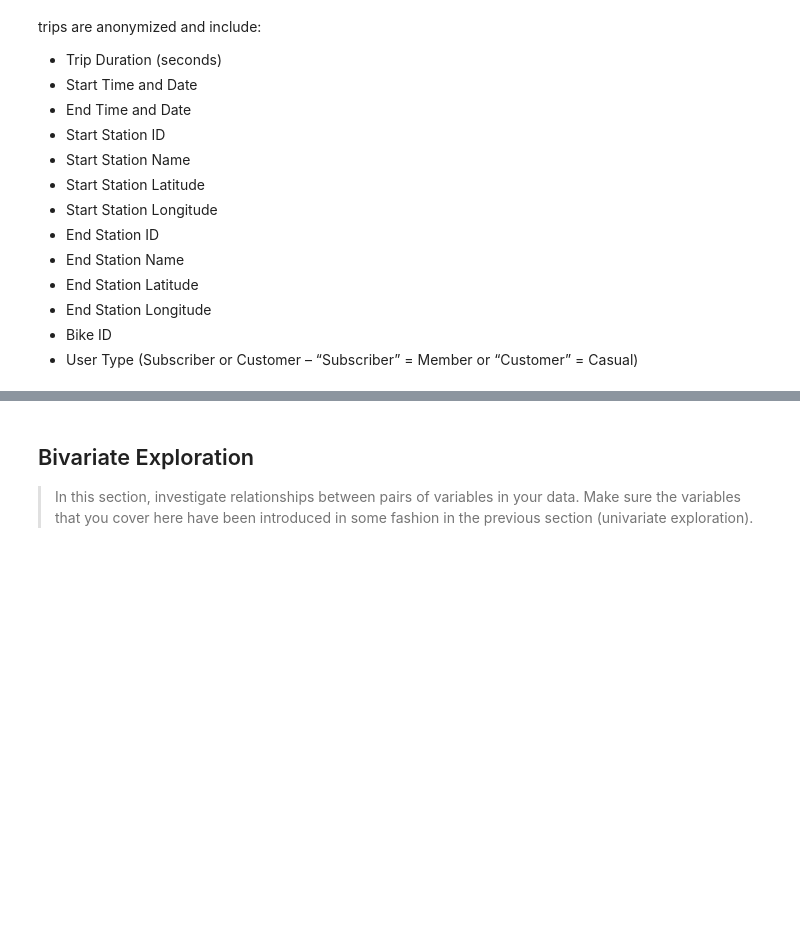
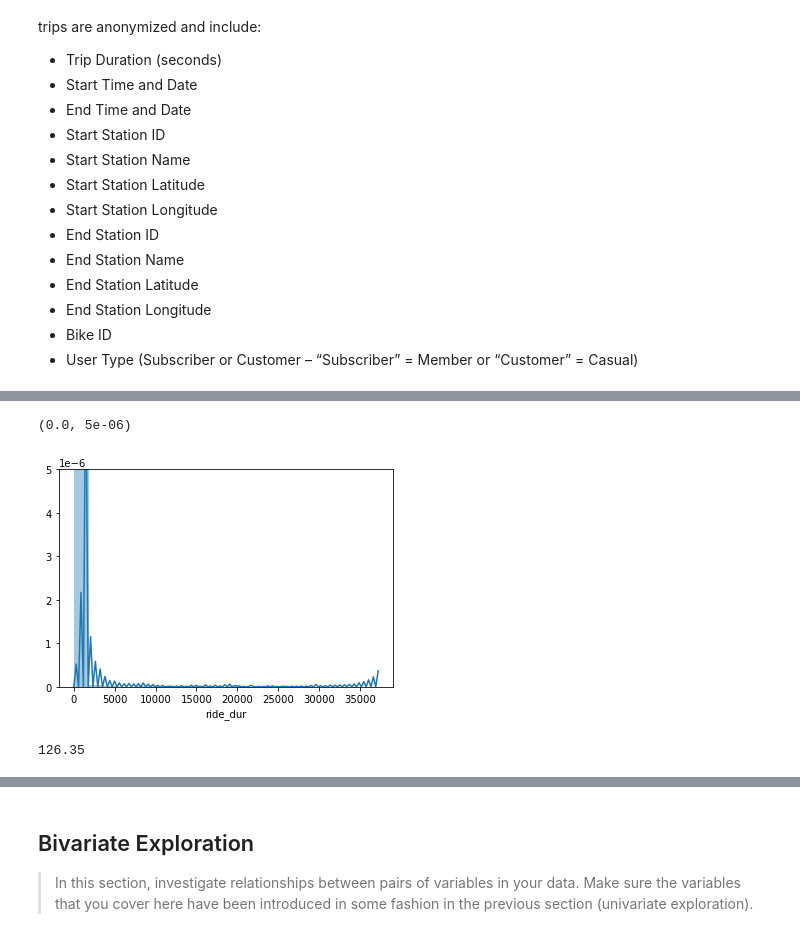
Before and after one commit to JuanGarcia10/data-visualization-lyft-bikes, a Jupyter notebook: Exploring_Lyft-Bikes_dataset.ipynb, the cells around one changed output, grey strips where cells are left out. Drawn from its saved outputs; the diff is of its cells as text; code cells hidden in the pictures; blank space fills up the shorter version.

Commit message:
Data Cleaning and Univariate assessment completed

```diff
--- a/Exploring_Lyft-Bikes_dataset.ipynb
+++ b/Exploring_Lyft-Bikes_dataset.ipynb
@@ -61,0 +107,4 @@ you plan on investigating next.
+# %%
+# drop the columns
+df_clean.drop(columns=['start_station_name', 'end_station_name', 'start_lat', 'end_lat', 'start_lng', 'end_lng'],
+              inplace=True)
@@ -61,0 +135,3 @@ you plan on investigating next.
+# %%
+df_clean['ride_dur'] = df_clean.ended_at - df_clean.started_at
+df_clean['ride_dur'].describe()
@@ -61,0 +150,6 @@ you plan on investigating next.
+# %%
+# get rid of all the negative values
+df_clean = df_clean.loc[df_clean.ride_dur >= '0']
+# %%
+# transform the date time factor to minutes as a float
+df_clean.ride_dur = (df_clean.ride_dur / np.timedelta64(1, 's'))/60
@@ -61,0 +169,12 @@ you plan on investigating next.
+# %%
+# take a look at the distribution
+sns.distplot(df_clean.ride_dur, bins=20)
+plt.ylim((0,0.000005))
+# %% [output]
+(0.0, 5e-06)
+[figure, added]
+# %%
+# Drop all outliers: identify the 99 percentile and drop all values above
+np.percentile(df_clean.ride_dur, 99)
+# %% [output]
+126.35
```
Also changed, not shown: parts of 53 cells of this notebook.
